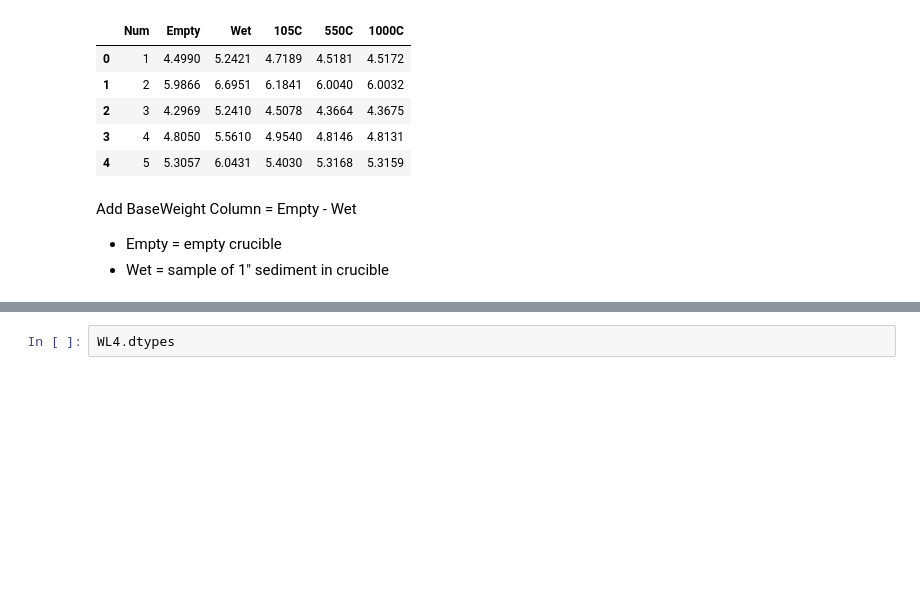
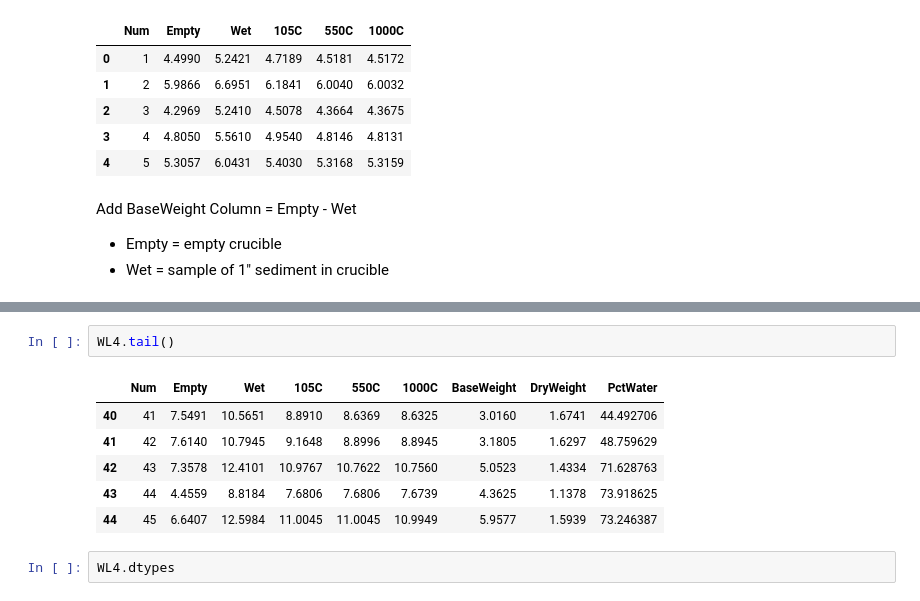
Before and after one commit to akell47/DataSciCourse, a Jupyter notebook: Untitled.ipynb, the cells around one changed output, grey strips where cells are left out. Cells and saved outputs as stored; diff of their text form; blank space fills up the shorter version.

```diff
--- a/Untitled.ipynb
+++ b/Untitled.ipynb
@@ -225,3 +253,12 @@ WL4.head()
+# %%
+WL4.tail()
+# %% [output]
+|  | Num | Empty | Wet | 105C | 550C | 1000C | BaseWeight | DryWeight | PctWater |
+| 40 | 41 | 7.5491 | 10.5651 | 8.8910 | 8.6369 | 8.6325 | 3.0160 | 1.6741 | 44.492706 |
+| 41 | 42 | 7.6140 | 10.7945 | 9.1648 | 8.8996 | 8.8945 | 3.1805 | 1.6297 | 48.759629 |
+| 42 | 43 | 7.3578 | 12.4101 | 10.9767 | 10.7622 | 10.7560 | 5.0523 | 1.4334 | 71.628763 |
+| 43 | 44 | 4.4559 | 8.8184 | 7.6806 | 7.6806 | 7.6739 | 4.3625 | 1.1378 | 73.918625 |
+| 44 | 45 | 6.6407 | 12.5984 | 11.0045 | 11.0045 | 10.9949 | 5.9577 | 1.5939 | 73.246387 |
 # %%
 WL4.dtypes
 # %% [output]
```
Also changed, not shown: parts of 10 cells of this notebook, 1 other file.
